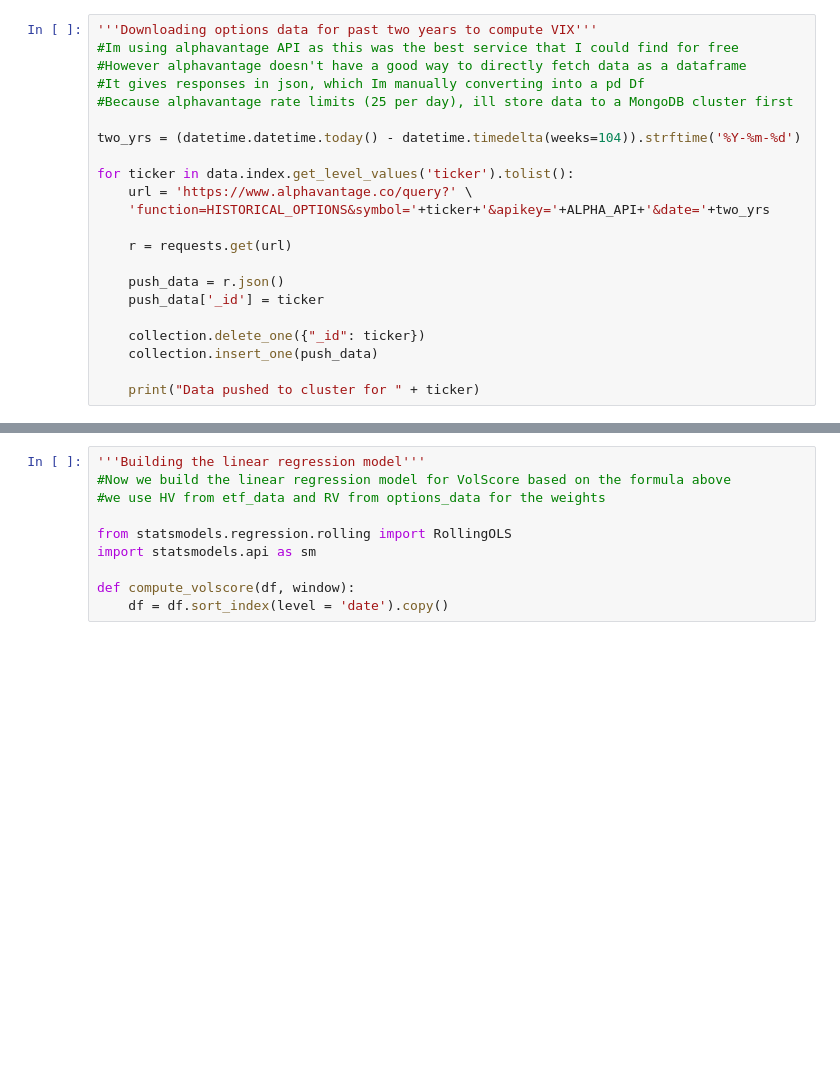
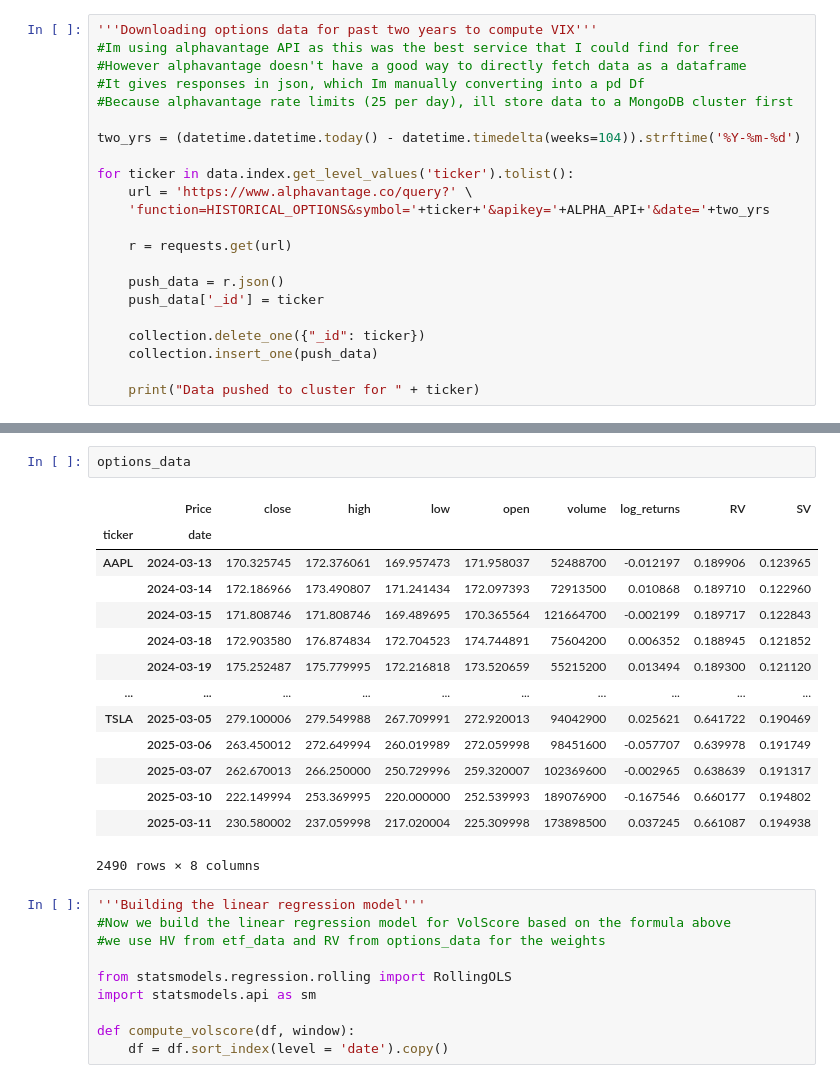
Before and after one commit to vepaan/Barclays-Option-Trading-Strategy, a Jupyter notebook: strat.ipynb, the cells around one changed output, grey strips where cells are left out. Saved outputs shown, nothing was run; the diff lists cells and outputs as text; blank space fills up the shorter version.

```diff
--- a/strat.ipynb
+++ b/strat.ipynb
@@ -305,3 +347,20 @@ def get_data(ticker):
+# %%
+options_data
+# %% [output]
+|  | Price | close | high | low | open | volume | log_returns | RV | SV |
+| ticker | date |  |  |  |  |  |  |  |  |
+| AAPL | 2024-03-13 | 170.325745 | 172.376061 | 169.957473 | 171.958037 | 52488700 | -0.012197 | 0.189906 | 0.123965 |
+|  | 2024-03-14 | 172.186966 | 173.490807 | 171.241434 | 172.097393 | 72913500 | 0.010868 | 0.189710 | 0.122960 |
+|  | 2024-03-15 | 171.808746 | 171.808746 | 169.489695 | 170.365564 | 121664700 | -0.002199 | 0.189717 | 0.122843 |
+|  | 2024-03-18 | 172.903580 | 176.874834 | 172.704523 | 174.744891 | 75604200 | 0.006352 | 0.188945 | 0.121852 |
+|  | 2024-03-19 | 175.252487 | 175.779995 | 172.216818 | 173.520659 | 55215200 | 0.013494 | 0.189300 | 0.121120 |
+| ... | ... | ... | ... | ... | ... | ... | ... | ... | ... |
+| TSLA | 2025-03-05 | 279.100006 | 279.549988 | 267.709991 | 272.920013 | 94042900 | 0.025621 | 0.641722 | 0.190469 |
+|  | 2025-03-06 | 263.450012 | 272.649994 | 260.019989 | 272.059998 | 98451600 | -0.057707 | 0.639978 | 0.191749 |
+|  | 2025-03-07 | 262.670013 | 266.250000 | 250.729996 | 259.320007 | 102369600 | -0.002965 | 0.638639 | 0.191317 |
+|  | 2025-03-10 | 222.149994 | 253.369995 | 220.000000 | 252.539993 | 189076900 | -0.167546 | 0.660177 | 0.194802 |
+|  | 2025-03-11 | 230.580002 | 237.059998 | 217.020004 | 225.309998 | 173898500 | 0.037245 | 0.661087 | 0.194938 |
+2490 rows × 8 columns
 # %%
 '''Building the linear regression model'''
 #Now we build the linear regression model for VolScore based on the formula above
```
Also changed, not shown: parts of 4 cells of this notebook.
